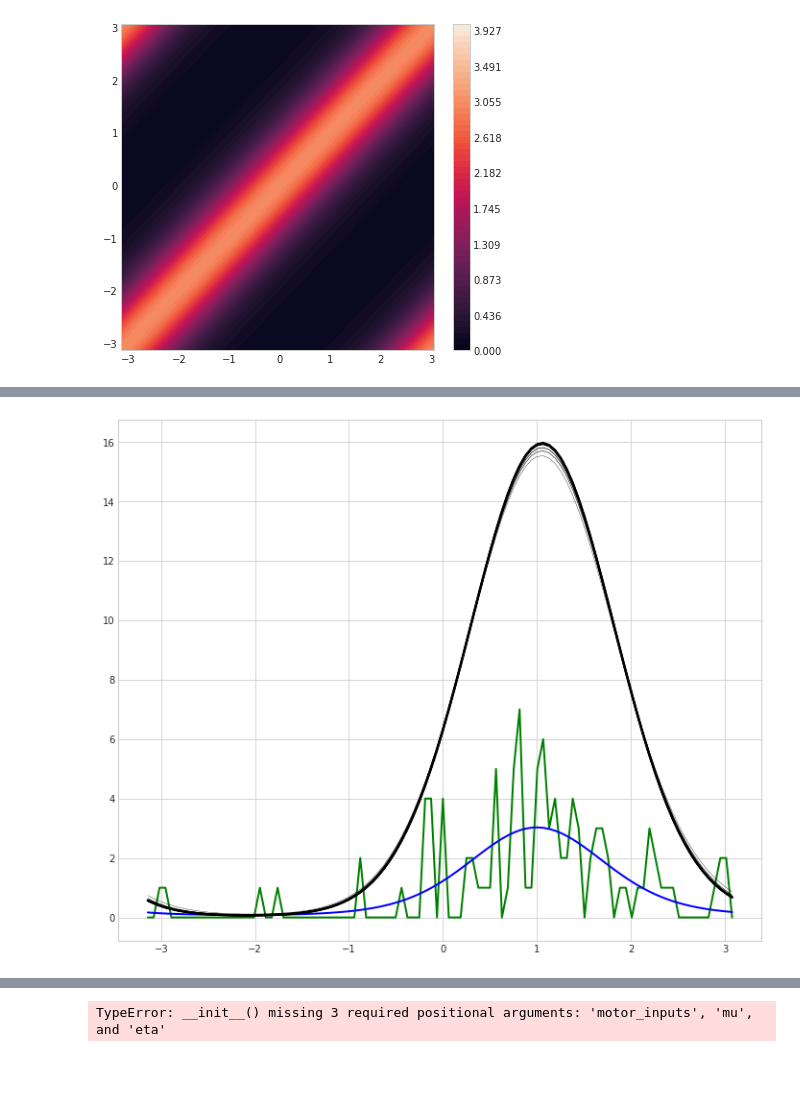
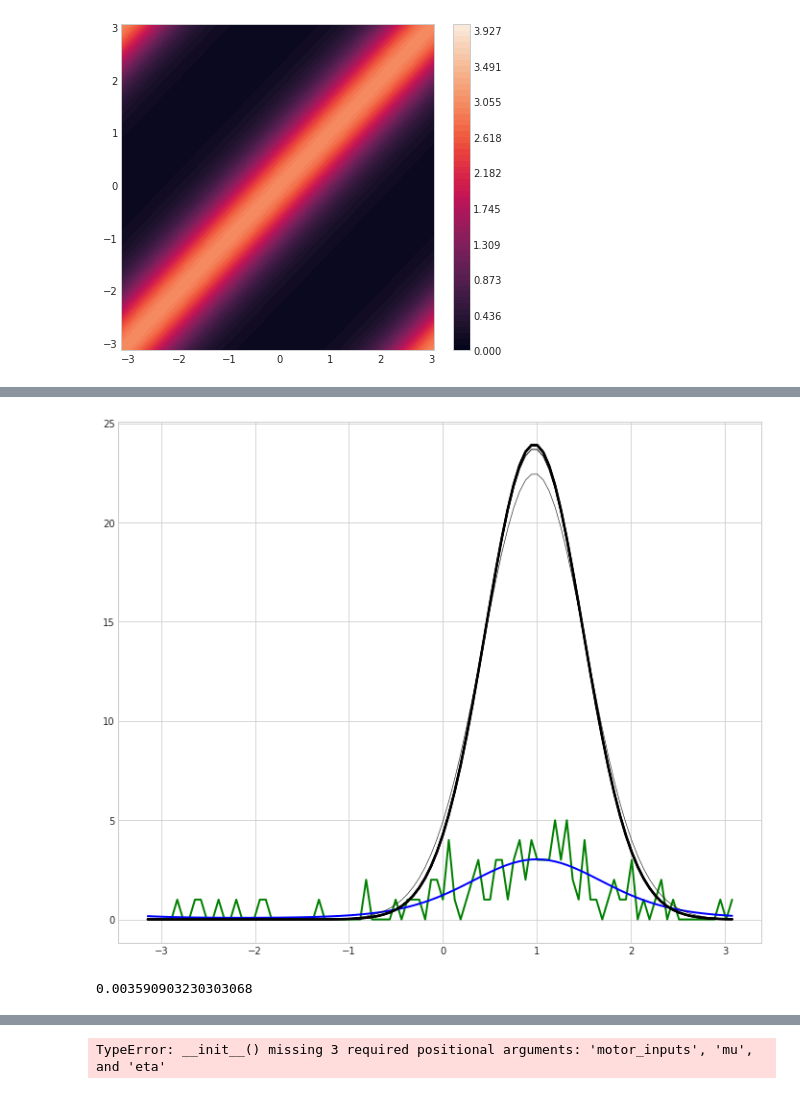
Before and after one commit to mlprt/neurkal, a Jupyter notebook: exploration.ipynb, the cells around one changed output, grey strips where cells are left out. Cells and saved outputs as stored; diff of their text form; code cells hidden in the pictures; blank space fills up the shorter version.

Commit message:
Cramer-Rao bounds.

```diff
--- a/exploration.ipynb
+++ b/exploration.ipynb
@@ -46,33 +49,38 @@ plt.show()
 # %%
-# example evolution of noisy activity in recurrent network
+## Example evolution of noisy activity in recurrent network
 def gaussian_filter(k_w, p, delta):
     def filt(i, k):
         return k_w * np.exp((np.cos(2*np.pi*(i - k)/p) - 1) / delta**2)
     return filt
 
 # parameters
 x = 1  # actual sensory input
 p = 100  # number of units in network
-delta = 0.7  # controls width of Gaussian filter giving recurrent weights
+delta = 0.5  # controls width of Gaussian filter giving recurrent weights
 k_w = 1  # gain of recurrent connections
 S = 0  # divisive normalization constant
 mu = 0.002  # divisive normalization weight
 steps = 500
 
 filt = gaussian_filter(k_w, p, delta)
 
 recurrent_net = neurkal.RecurrentPopCode(weight_func=filt, S=S, mu=mu, shape=p,
                                          act_func=input_act, dist=np.random.poisson)
 recurrent_net(x)  # initialize by (noisy) sampling
 prefs = recurrent_net.prefs[0]
+cr_bound2 = recurrent_net.cr_bound
 
 fig, ax = plt.subplots(figsize=(12, 10))
 ax.plot(prefs, recurrent_net.activity, 'g', lw=2)
 ax.plot(prefs, recurrent_net.mean_activity, 'b', lw=2)
 for i in range(steps):
     recurrent_net.step()
-    if i in [0, 1, 2, 3, 5, 7, 10, 15, 20, 40, 80, 160, steps]:
+    if i in [0, 2, 5, 10, 20, 40, 80, 160, steps]:
         ax.plot(prefs, recurrent_net.activity, 'k', lw=0.5*np.log(i+1))
 plt.show()
 # %% [output]
-[figure, old version]
+[figure, new version]
+# %%
+cr_bound2
+# %% [output]
+0.003590903230303068
```
Also changed, not shown: parts of 12 cells of this notebook, 1 other file.
